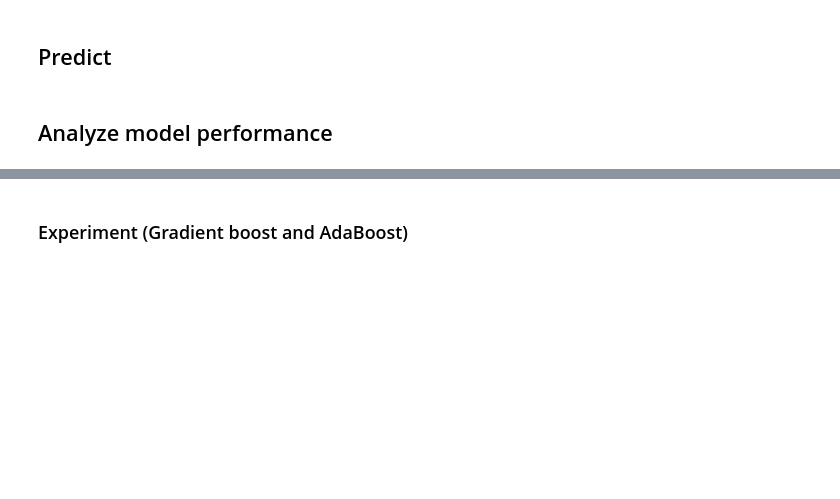
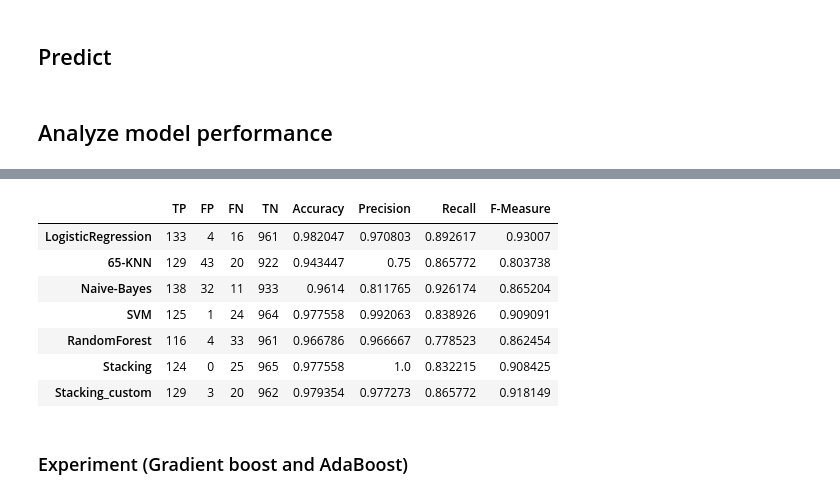
Before and after one commit to naveenkarya/SMSSpamDetection, a Jupyter notebook: Spam_Detection.ipynb, the cells around one changed output, grey strips where cells are left out. Cells and saved outputs as stored; diff of their text form; code cells hidden in the pictures; blank space fills up the shorter version.

```diff
--- a/Spam_Detection.ipynb
+++ b/Spam_Detection.ipynb
@@ -498,3 +495,37 @@ res_df_t
+# %%
+# Custom Stacking solution (not using sklearn's stacking function)
+y_logr = logr.decision_function(X_feat_mat)
+y_knn4 = knn.predict_proba(X_feat_mat)[:,0]
+y_mnb = mnb.predict_log_proba(X_feat_mat)[:,0]
+y_svm = svm.predict_proba(X_feat_mat)[:,0]
+y_rf = rf.predict_proba(X_feat_mat)[:,0]
+
+from scipy.sparse import csr_matrix
+stack_mat = csr_matrix([y_logr, y_knn4, y_mnb, y_svm, y_rf]).transpose()
+
+lr = LogisticRegression()
+lr.fit(stack_mat, Y_Train)
+
+y_logr_tst = logr.decision_function(x_tst_mat)
+y_knn4_tst = knn.predict_proba(x_tst_mat)[:,0]
+y_mnb_tst = mnb.predict_log_proba(x_tst_mat)[:,0]
+y_svm_tst = svm.predict_proba(x_tst_mat)[:,0]
+y_rf_tst = logr.predict_proba(x_tst_mat)[:,0]
+stack_mat_tst = csr_matrix([y_logr_tst, y_knn4_tst, y_mnb_tst, y_svm_tst, y_rf_tst]).transpose()
+
+y_lr = lr.predict(stack_mat_tst)
+
+res_df_t.loc['Stacking_custom'] = evaluate_pred(test['label'], y_lr)
+res_df_t
+# %% [output]
+|  | TP | FP | FN | TN | Accuracy | Precision | Recall | F-Measure |
+| LogisticRegression | 133 | 4 | 16 | 961 | 0.982047 | 0.970803 | 0.892617 | 0.93007 |
+| 65-KNN | 129 | 43 | 20 | 922 | 0.943447 | 0.75 | 0.865772 | 0.803738 |
+| Naive-Bayes | 138 | 32 | 11 | 933 | 0.9614 | 0.811765 | 0.926174 | 0.865204 |
+| SVM | 125 | 1 | 24 | 964 | 0.977558 | 0.992063 | 0.838926 | 0.909091 |
+| RandomForest | 116 | 4 | 33 | 961 | 0.966786 | 0.966667 | 0.778523 | 0.862454 |
+| Stacking | 124 | 0 | 25 | 965 | 0.977558 | 1.0 | 0.832215 | 0.908425 |
+| Stacking_custom | 129 | 3 | 20 | 962 | 0.979354 | 0.977273 | 0.865772 | 0.918149 |
 # %% [markdown]
 ### Experiment (Gradient boost and AdaBoost)
 # %%
```
Also changed, not shown: parts of 11 cells of this notebook.
